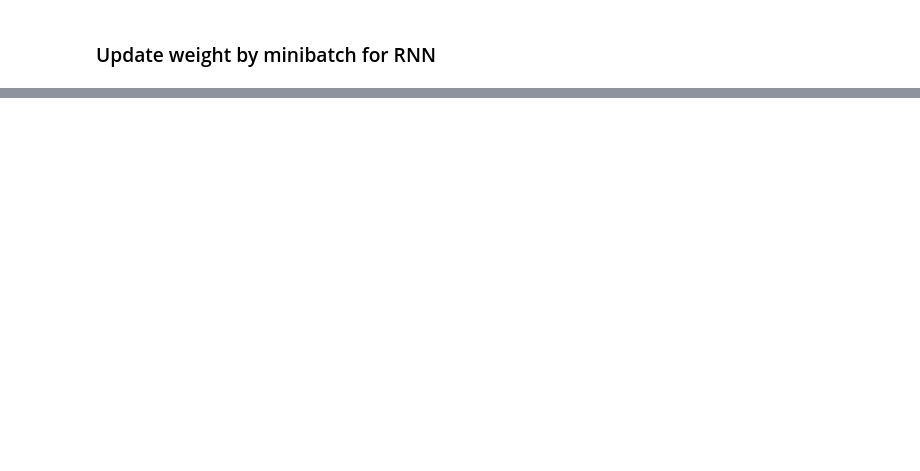
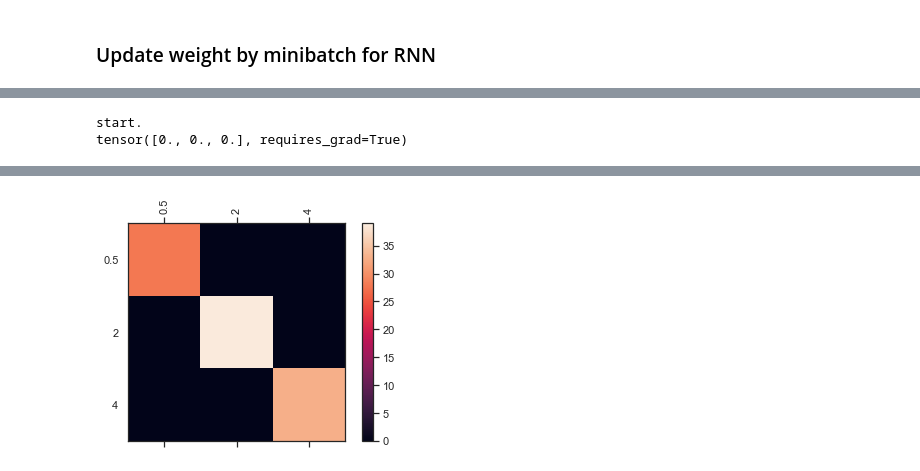
Before and after one commit to ugo-nama-kun/pytorch_notebook, a Jupyter notebook: notebook.ipynb, the cells around one changed output, grey strips where cells are left out. Saved outputs shown, nothing was run; the diff lists cells and outputs as text; code cells hidden in the pictures; blank space fills up the shorter version.

```diff
--- a/notebook.ipynb
+++ b/notebook.ipynb
@@ -1407,0 +1728,67 @@ torch.Size([1, 3, 32, 32])
+# %%
+# load network
+n_hidden = 128
+n_input = 1
+n_output = 1
+n_embedding = 20
+lstm_net = LSTMNet(input_size=size_input,
+                   embedding_size=n_embedding,
+                   hidden_size=n_hidden,
+                   output_size=n_output)
+lstm_net.load_state_dict(torch.load("./saved_network/lstm_net.pth"))
+
+
+n_optimize = 10
+n_trial = 100
+print("start.")
+sum_correct = 0
+confusion = np.zeros((3, 3))
+for n in range(n_trial):
+    # Initialize
+    input_array = torch.zeros(3, requires_grad=True)
+    optimizer = optim.Adam([input_array], lr=0.1)
+
+    # Generate a target
+    label = random.choice(input_categories)
+
+    print(input_array)
+    for i in range(n_optimize):
+        target_tensor = target_gen(label, sample_data=True)
+        input_tensor = torch.zeros_like(input_gen(label, sample_data=True))
+        for j in range(size_sequence):
+            input_tensor[j][0] = F.softmax(input_array, dim=0)
+
+        optimizer.zero_grad()
+        output = lstm_net(F.softmax(input_tensor, dim=2, dtype=torch.float))
+        loss = criterion(output, target_tensor)
+        loss.backward()
+        optimizer.step()
+    print(input_array)
+
+    top_v, top_i = F.softmax(input_array, dim=0).topk(1)
+    expected = input_categories[top_i[0].item()]
+    print(f"{n} trial: true label = {label}, expected = {expected}, softmax: {F.softmax(input_array.detach(), dim=0).numpy()}")
+    if label == expected:
+        sum_correct += 1
+    confusion[input_categories.index(label)][input_categories.index(expected)] += 1
+
+for i in range(len(input_categories)):
+    confusion_matrix[i] = confusion_matrix[i] / confusion_matrix[i].sum()
+print("-----")
+print(f"Accuracy: {sum_correct/n_trial}, chance level={1./len(input_categories)}")
+sns.set_style("white")
+fig = plt.figure()
+ax = fig.add_subplot(111)
+cax = ax.matshow(confusion)
+fig.colorbar(cax)
+
+ax.set_xticklabels([' '] + input_categories, rotation=90)
+ax.set_yticklabels([' '] + input_categories)
+
+ax.xaxis.set_major_locator(ticker.MultipleLocator(1))
+ax.yaxis.set_major_locator(ticker.MultipleLocator(1))
+
+plt.show()
+# %% [output]
+start.
+tensor([0., 0., 0.], requires_grad=True)
@@ -1407,0 +1812 @@ torch.Size([1, 3, 32, 32])
+[figure, added]
```
Also changed, not shown: parts of 16 cells of this notebook.
